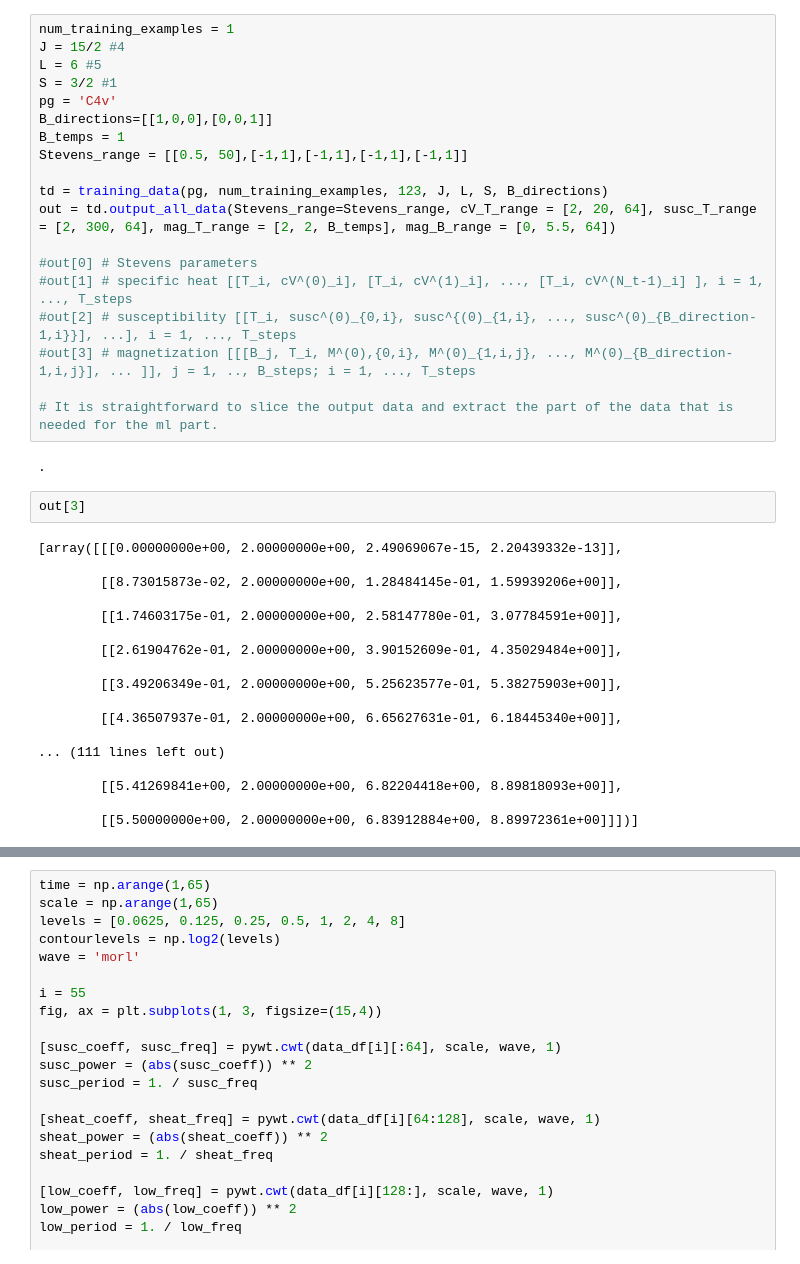
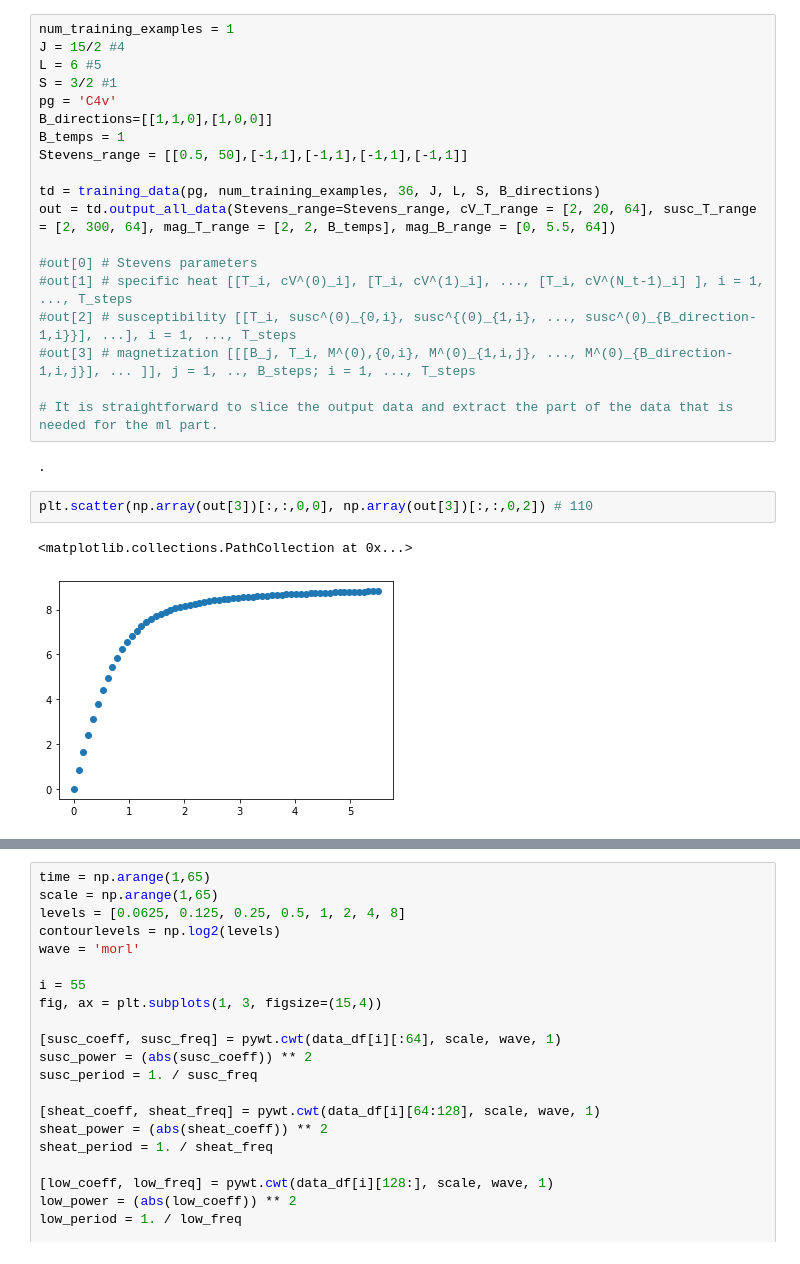
Before and after one commit to Orth-Research/ml_cr, a Jupyter notebook: DataGeneration.ipynb, the cells around one changed output, grey strips where cells are left out. Drawn from its saved outputs; the diff is of its cells as text.

```diff
--- a/DataGeneration.ipynb
+++ b/DataGeneration.ipynb
@@ -343,11 +343,11 @@ J = 15/2 #4
 L = 6 #5
 S = 3/2 #1
 pg = 'C4v'
-B_directions=[[1,0,0],[0,0,1]]
+B_directions=[[1,1,0],[1,0,0]]
 B_temps = 1
 Stevens_range = [[0.5, 50],[-1,1],[-1,1],[-1,1],[-1,1]]
 
-td = training_data(pg, num_training_examples, 123, J, L, S, B_directions)
+td = training_data(pg, num_training_examples, 36, J, L, S, B_directions)
 out = td.output_all_data(Stevens_range=Stevens_range, cV_T_range = [2, 20, 64], susc_T_range = [2, 300, 64], mag_T_range = [2, 2, B_temps], mag_B_range = [0, 5.5, 64])
 
 #out[0] # Stevens parameters
@@ -358,23 +358,8 @@ out = td.output_all_data(Stevens_range=Stevens_range, cV_T_range = [2, 20, 64],
 # It is straightforward to slice the output data and extract the part of the data that is needed for the ml part.
 # %% [output]
 .
-# %%
-out[3]
-# %% [output]
-[array([[[0.00000000e+00, 2.00000000e+00, 2.49069067e-15, 2.20439332e-13]],
-
-        [[8.73015873e-02, 2.00000000e+00, 1.28484145e-01, 1.59939206e+00]],
-
-        [[1.74603175e-01, 2.00000000e+00, 2.58147780e-01, 3.07784591e+00]],
-
-        [[2.61904762e-01, 2.00000000e+00, 3.90152609e-01, 4.35029484e+00]],
-
-        [[3.49206349e-01, 2.00000000e+00, 5.25623577e-01, 5.38275903e+00]],
-
-        [[4.36507937e-01, 2.00000000e+00, 6.65627631e-01, 6.18445340e+00]],
-
-... (111 lines left out)
-
-        [[5.41269841e+00, 2.00000000e+00, 6.82204418e+00, 8.89818093e+00]],
-
-        [[5.50000000e+00, 2.00000000e+00, 6.83912884e+00, 8.89972361e+00]]])]
+# %%
+plt.scatter(np.array(out[3])[:,:,0,0], np.array(out[3])[:,:,0,2]) # 110
+# %% [output]
+<matplotlib.collections.PathCollection at 0x...>
+[figure, added]
```
Also changed, not shown: parts of 5 cells of this notebook, 49 other files.
